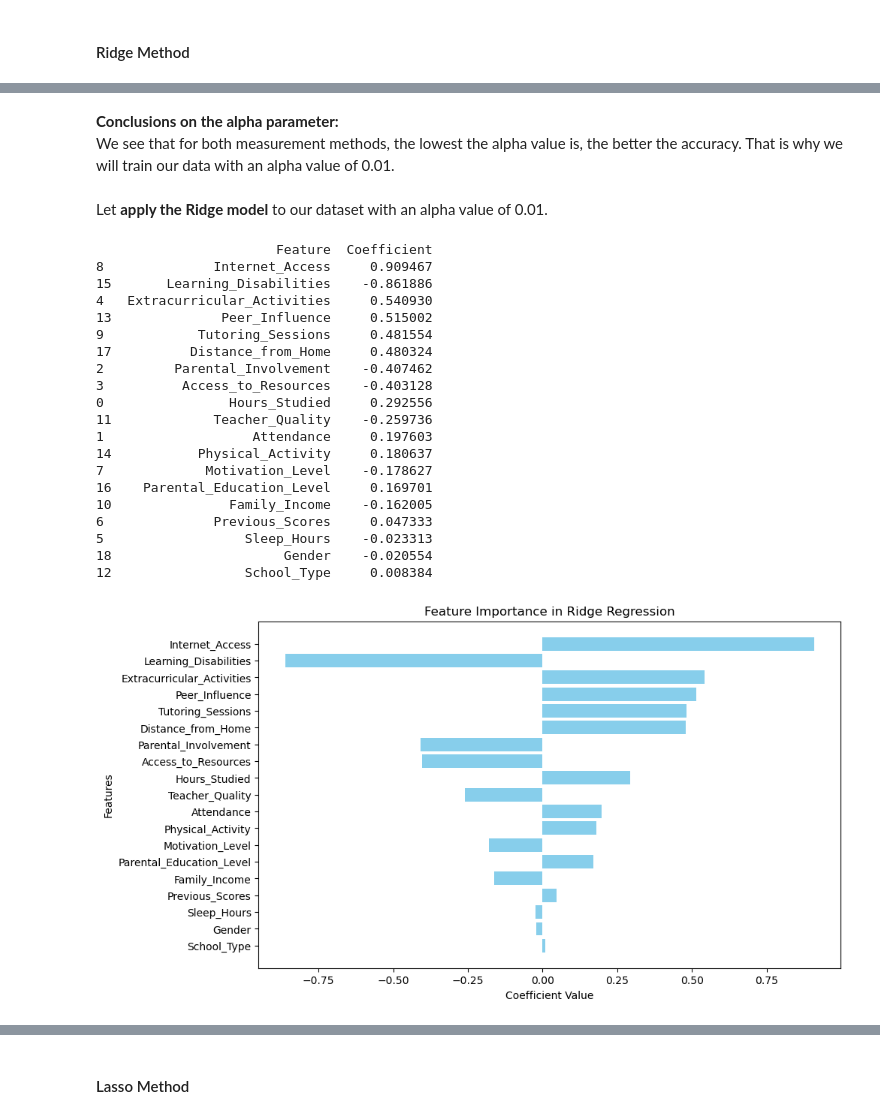
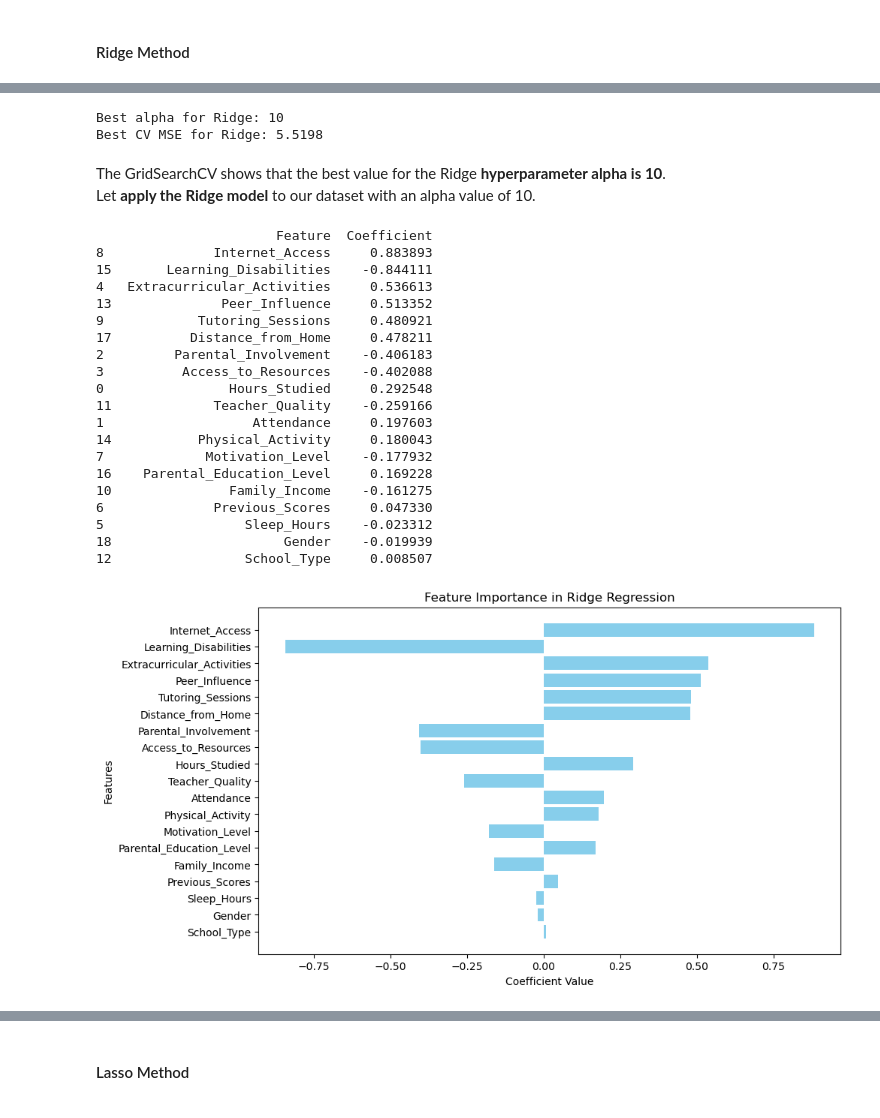
Before and after one commit to Louise726/DS-ML, a Jupyter notebook: DSML_Project.ipynb, the cells around one changed output, grey strips where cells are left out. Drawn from its saved outputs; the diff is of its cells as text; code cells hidden in the pictures.

```diff
--- a/DSML_Project.ipynb
+++ b/DSML_Project.ipynb
@@ -613,22 +578,32 @@ plt.show()
-# %% [markdown]
-**Conclusions on the alpha parameter:**
-We see that for both measurement methods, the lowest the alpha value is, the better the accuracy.
-That is why we will train our data with an alpha value of 0.01.
+# %%
+# Define the features and the target (Exam_Score)
+X = data.drop(columns=['Exam_Score'])  # Toutes les colonnes sauf Exam_Score
+y = data['Exam_Score']
+
+# Conversion to categorical variables if necessary
+X = pd.get_dummies(X, drop_first=True)
+
+# Separating Training and Testing datasets
+X_train, X_test, y_train, y_test = train_test_split(X, y, test_size=0.2, random_state=42)
+
+# Define hyperparameter grid
+param_grid = {'alpha': [0.0001, 0.001, 0.01, 0.1, 1, 10, 100]}
+
+# Best alpha for Ridge
+ridge_model = Ridge()
+ridge_cv = GridSearchCV(ridge_model, param_grid, cv=7, scoring='neg_mean_squared_error')
+ridge_cv.fit(X_train, y_train)
+print(f"Best alpha for Ridge: {ridge_cv.best_params_['alpha']}")
+print(f"Best CV MSE for Ridge: {-ridge_cv.best_score_:.4f}")
+# %% [output]
+Best alpha for Ridge: 10
+Best CV MSE for Ridge: 5.5198
 # %% [markdown]
-Let **apply the Ridge model** to our dataset with an alpha value of 0.01.
+The GridSearchCV shows that the best value for the Ridge **hyperparameter alpha is 10**.
+Let **apply the Ridge model** to our dataset with an alpha value of 10.
 # %%
-# Define the features and the target (Exam_Score)
-X = data.drop(columns=['Exam_Score'])  # Toutes les colonnes sauf Exam_Score
-y = data['Exam_Score']
-
-# Conversion to categorical variables if necessary
-X = pd.get_dummies(X, drop_first=True)
-
-# Separating Training and Testing datasets
-X_train, X_test, y_train, y_test = train_test_split(X, y, test_size=0.2, random_state=42)
-
 # Create the Ridge Model
-ridge_model = Ridge(alpha=0.01)
+ridge_model = Ridge(alpha=10)
 
 # Train the Model
 ridge_model.fit(X_train, y_train)
@@ -636,49 +611,49 @@ ridge_model.fit(X_train, y_train)
 # Predictions
 y_pred = ridge_model.predict(X_test)
 
 # Obtenir les coefficients du modèle
 coefficients = ridge_model.coef_
 
 # Associer les coefficients aux noms des colonnes
 coeff_data = pd.DataFrame({
     'Feature': X.columns,   # Noms des colonnes
     'Coefficient': coefficients
 })
 
 # Trier les coefficients par ordre décroissant d'importance absolue
 coeff_data['Absolute_Coefficient'] = coeff_data['Coefficient'].abs()
 coeff_data = coeff_data.sort_values(by='Absolute_Coefficient', ascending=False)
 
 # Afficher les résultats
 print(coeff_data[['Feature', 'Coefficient']])
 
 # Visualisation des coefficients
 plt.figure(figsize=(10, 6))
 plt.barh(coeff_data['Feature'], coeff_data['Coefficient'], color='skyblue')
 plt.xlabel('Coefficient Value')
 plt.ylabel('Features')
 plt.title('Feature Importance in Ridge Regression')
 plt.gca().invert_yaxis()  # Inverser l'axe pour afficher les plus importants en haut
 plt.show()
 # %% [output]
                        Feature  Coefficient
-8              Internet_Access     0.909467
-15       Learning_Disabilities    -0.861886
-4   Extracurricular_Activities     0.540930
-13              Peer_Influence     0.515002
-9            Tutoring_Sessions     0.481554
-17          Distance_from_Home     0.480324
-2         Parental_Involvement    -0.407462
-3          Access_to_Resources    -0.403128
-0                Hours_Studied     0.292556
-11             Teacher_Quality    -0.259736
+8              Internet_Access     0.883893
+15       Learning_Disabilities    -0.844111
+4   Extracurricular_Activities     0.536613
+13              Peer_Influence     0.513352
+9            Tutoring_Sessions     0.480921
+17          Distance_from_Home     0.478211
+2         Parental_Involvement    -0.406183
+3          Access_to_Resources    -0.402088
+0                Hours_Studied     0.292548
+11             Teacher_Quality    -0.259166
 1                   Attendance     0.197603
-14           Physical_Activity     0.180637
-7             Motivation_Level    -0.178627
-16    Parental_Education_Level     0.169701
-10               Family_Income    -0.162005
-6              Previous_Scores     0.047333
-5                  Sleep_Hours    -0.023313
-18                      Gender    -0.020554
-12                 School_Type     0.008384
+14           Physical_Activity     0.180043
+7             Motivation_Level    -0.177932
+16    Parental_Education_Level     0.169228
+10               Family_Income    -0.161275
+6              Previous_Scores     0.047330
+5                  Sleep_Hours    -0.023312
+18                      Gender    -0.019939
+12                 School_Type     0.008507
-[figure, old version]
+[figure, new version]
```
Also changed, not shown: parts of 23 cells of this notebook.
